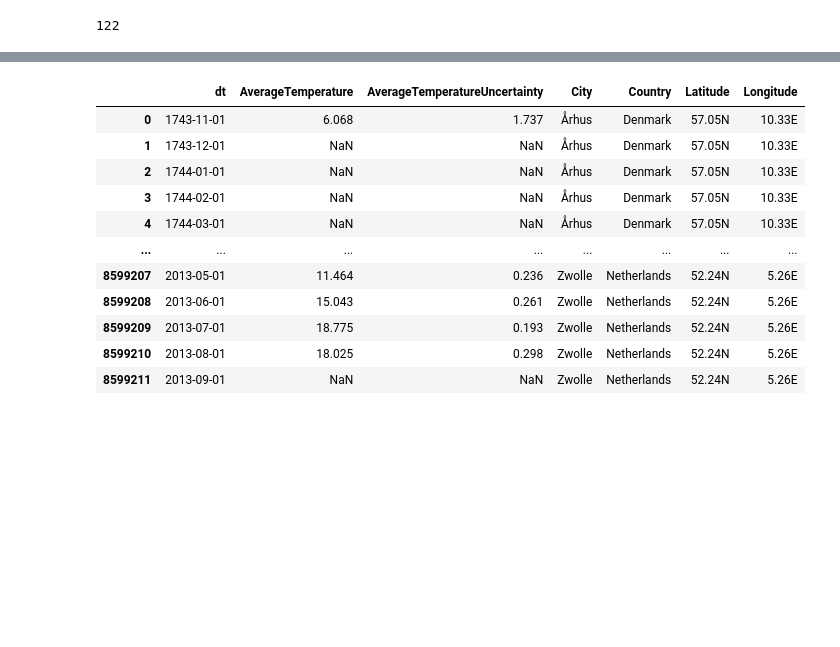
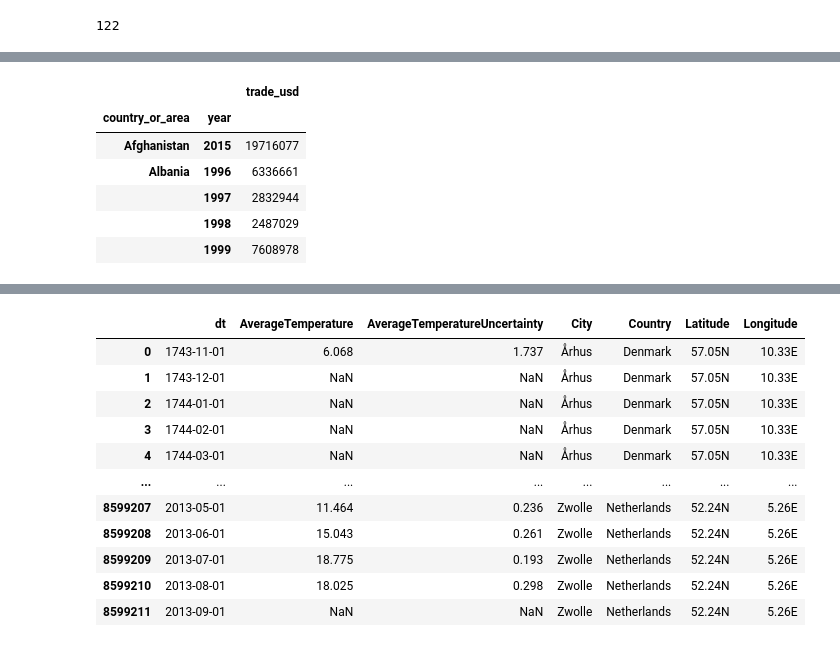
Before and after one commit to francofin/ESG_by_industry_country, a Jupyter notebook: CO2 and GHG Statistics By Country and Industry.ipynb, the cells around one changed output, grey strips where cells are left out. Saved outputs shown, nothing was run; the diff lists cells and outputs as text; code cells hidden in the pictures; blank space fills up the shorter version.

```diff
--- a/CO2 and GHG Statistics By Country and Industry.ipynb
+++ b/CO2 and GHG Statistics By Country and Industry.ipynb
@@ -485,0 +531,13 @@ emissions_data
+# %%
+oil_import_data_year_country = country_and_sub_industries_import_oil.groupby(['country_or_area', 'year']).agg({'trade_usd':'sum'})
+oil_export_data_year_country = country_and_sub_industries_export_oil.groupby(['country_or_area', 'year']).agg({'trade_usd':'sum'})
+# %%
+oil_export_data_year_country.head()
+# %% [output]
+|  |  | trade_usd |
+| country_or_area | year |  |
+| Afghanistan | 2015 | 19716077 |
+| Albania | 1996 | 6336661 |
+|  | 1997 | 2832944 |
+|  | 1998 | 2487029 |
+|  | 1999 | 7608978 |
```
Also changed, not shown: parts of 27 cells of this notebook.
